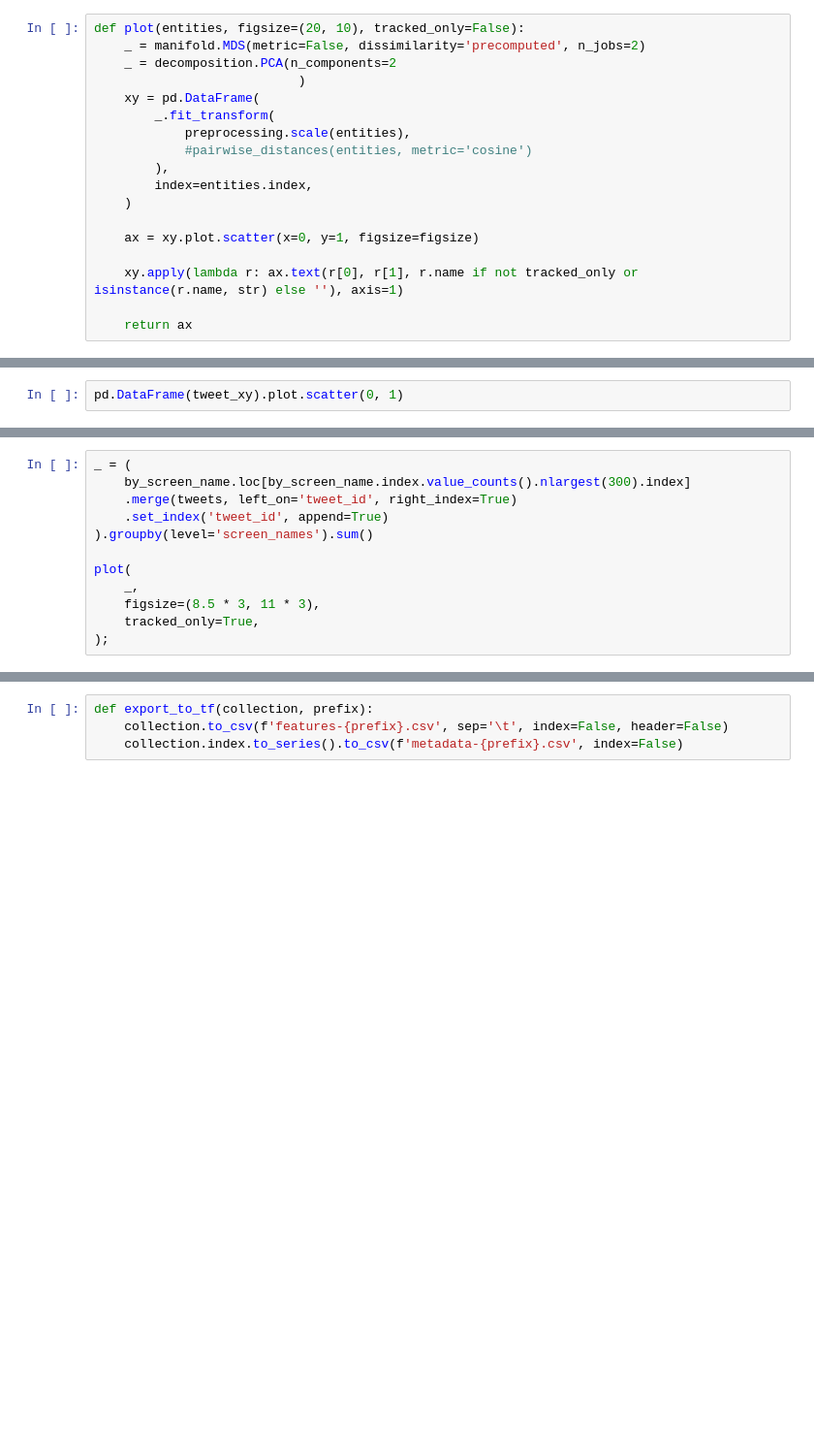
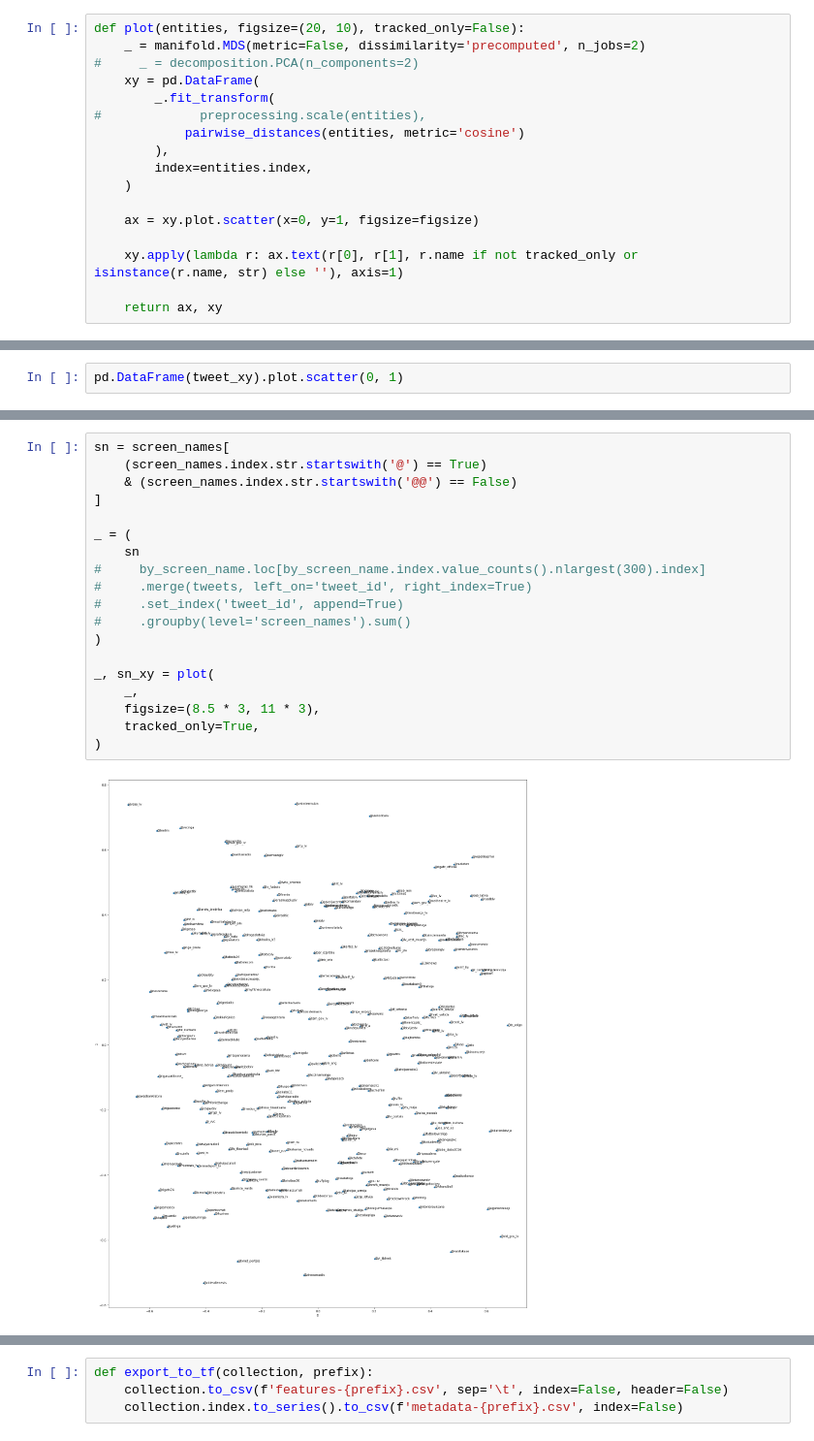
Before and after one commit to dimazest/2018-lv2, a Jupyter notebook: supplement/Sandbox.ipynb, the cells around one changed output, grey strips where cells are left out. Shown at 97% size. Drawn from its saved outputs; the diff is of its cells as text; blank space fills up the shorter version.

```diff
--- a/supplement/Sandbox.ipynb
+++ b/supplement/Sandbox.ipynb
@@ -159,12 +165,11 @@ plt.show()
 # %%
 def plot(entities, figsize=(20, 10), tracked_only=False):
     _ = manifold.MDS(metric=False, dissimilarity='precomputed', n_jobs=2)
-    _ = decomposition.PCA(n_components=2
-                           )
+#     _ = decomposition.PCA(n_components=2)
     xy = pd.DataFrame(
         _.fit_transform(
-            preprocessing.scale(entities),
-            #pairwise_distances(entities, metric='cosine')
+#             preprocessing.scale(entities),
+            pairwise_distances(entities, metric='cosine')
         ),
         index=entities.index,
     )
@@ -173,7 +178,7 @@ def plot(entities, figsize=(20, 10), tracked_only=False):
 
     xy.apply(lambda r: ax.text(r[0], r[1], r.name if not tracked_only or isinstance(r.name, str) else ''), axis=1)
 
-    return ax
+    return ax, xy
 # %%
 # mds = manifold.MDS(metric=False, dissimilarity='precomputed', n_jobs=2)
 # %%
@@ -186,12 +193,21 @@ pd.DataFrame(tweet_xy).plot.scatter(0, 1)
 # %%
+sn = screen_names[
+    (screen_names.index.str.startswith('@') == True)
+    & (screen_names.index.str.startswith('@@') == False)
+]
+
 _ = (
-    by_screen_name.loc[by_screen_name.index.value_counts().nlargest(300).index]
-    .merge(tweets, left_on='tweet_id', right_index=True)
-    .set_index('tweet_id', append=True)
-).groupby(level='screen_names').sum()
+    sn
+#     by_screen_name.loc[by_screen_name.index.value_counts().nlargest(300).index]
+#     .merge(tweets, left_on='tweet_id', right_index=True)
+#     .set_index('tweet_id', append=True)
+#     .groupby(level='screen_names').sum()
+)
 
-plot(
+_, sn_xy = plot(
     _,
     figsize=(8.5 * 3, 11 * 3),
     tracked_only=True,
-);
+)
+# %% [output]
+[figure, added]
```
Also changed, not shown: parts of 8 cells of this notebook.
